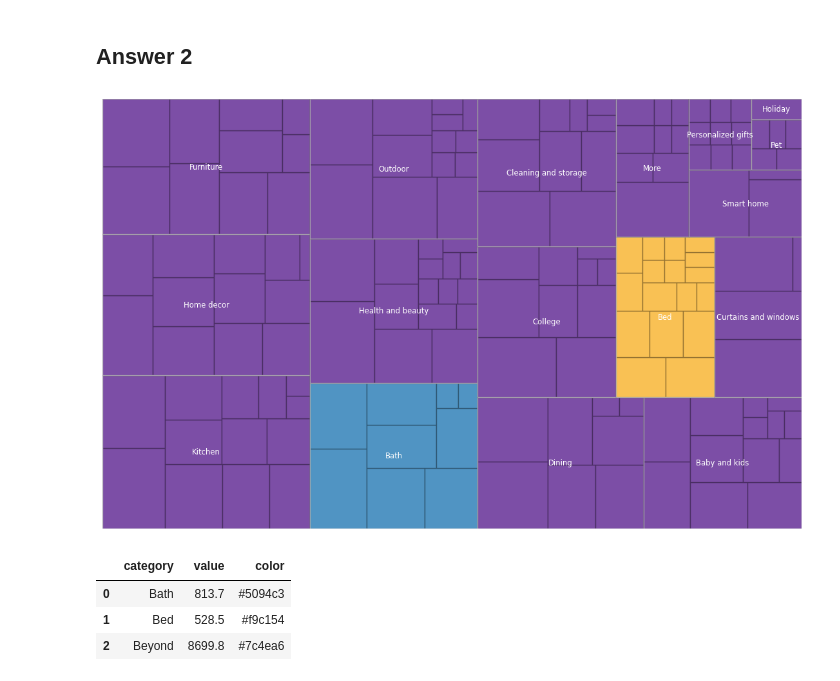
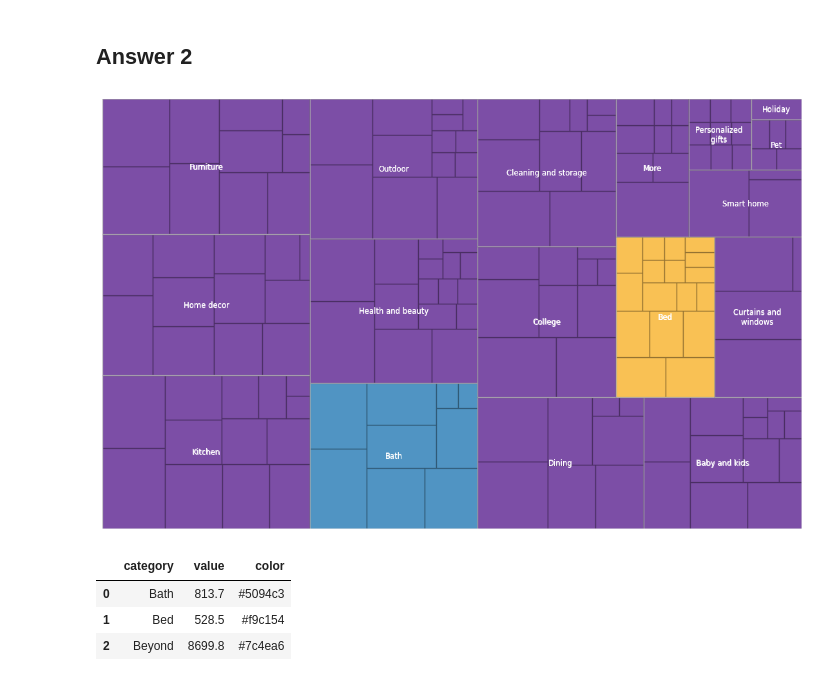
Before and after one commit to pranavarora1895/advanced-data-visualization, a Jupyter notebook: Assignment 3/COMP6934_Assignment3.ipynb, the cells around one changed output. Saved outputs shown, nothing was run; the diff lists cells and outputs as text; code cells hidden in the pictures.

```diff
--- a/Assignment 3/COMP6934_Assignment3.ipynb
+++ b/Assignment 3/COMP6934_Assignment3.ipynb
@@ -108,7 +109,10 @@ df2
 #     data.append(cat_dict)
 # data
 # %%
-fig, ax = plt.subplots(figsize=(12,6))
+width = 1400
+height = 866
+px = 1/plt.rcParams['figure.dpi']  # pixel in inches
+fig, ax = plt.subplots(figsize=(width*px,height*px))
 
 df2_value = df2['value']
 df2_category = df2['category']
@@ -165,39 +169,64 @@ for index, row in df2.iterrows():
 161  Holiday   34.6  #7c4ea6
 # %% [markdown]
 ## Answer 2
+# %%
+def wrap_string(input_string, max_line_length):
+    words = input_string.split()
+    lines = []
+    current_line = ''
+    for word in words:
+        if len(word) > max_line_length:
+            for i in range(0, len(word), max_line_length):
+                lines.append(word[i:i+max_line_length] + '-')
+            continue
+        if len(current_line) + len(word) > max_line_length:
+            lines.append(current_line.rstrip('-'))
+            current_line = ''
+        current_line += word + ' '
+        if len(current_line) > max_line_length:
+            lines.append(current_line[:max_line_length - 1] + '-')
+            current_line = current_line[max_line_length - 1:]
+    if current_line:
+        lines.append(current_line.rstrip('-'))
+    return '\n'.join(lines)
 # %%
-from matplotlib.patches import Rectangle
+
 x = 0
 y = 0
 width = 1400
 height = 866
 px = 1/plt.rcParams['figure.dpi']  # pixel in inches
 fig, ax = plt.subplots(figsize=(width*px,height*px))
 
 ax.set_xlim(x, width)
 ax.set_ylim(y, height)
 
 category_normalized = squarify.normalize_sizes(df2['value'], width, height)
 
 category_rectangles = squarify.squarify(category_normalized, x, y, width, height)
 
 for index, row in df2.iterrows():
     category_df = sorted_df[sorted_df['category']==df2.iloc[index,0]]
     category_normalized = squarify.normalize_sizes(category_df['value'], category_rectangles[index].get('dx'), category_rectangles[index].get('dy'))
     category_squarify = squarify.squarify(category_normalized, category_rectangles[index].get('x'), category_rectangles[index].get('y'), category_rectangles[index].get('dx'), category_rectangles[index].get('dy'))
     for r in category_squarify:
         ax.add_patch(patches.Rectangle((r['x'], r['y']), r['dx'], r['dy'], ec='black', color=df2.iloc[index,2]))
     ax.add_patch(patches.Rectangle((category_rectangles[index]['x'], category_rectangles[index]['y']), category_rectangles[index]['dx'], category_rectangles[index]['dy'],alpha=0.6, ec='white',label=df2.iloc[index,0], facecolor=df2.iloc[index,2]))
     x_text = category_rectangles[index]['x'] + category_rectangles[index]['dx'] / 2
     y_text = category_rectangles[index]['y'] + category_rectangles[index]['dy'] / 2
-    ax.text(x_text, y_text,df2.iloc[index,0], ha='center', va='center', fontsize='small', color='white')
+    if df2.iloc[index,0] == 'Personalized gifts' or df2.iloc[index,0] == 'Curtains and windows':
+        txt = wrap_string(df2.iloc[index,0], 13)
+    else:
+        txt = df2.iloc[index,0]
+    ax.text(x_text, y_text,txt, ha='center', va='center', fontsize='small', color='white')
+    ax.text(x_text+0.5, y_text-0.5, txt, ha='center', va='center', fontsize='small', color='white')
 
 
 plt.axis("off")
 
 plt.show()
 # %% [output]
-[figure, old version]
+[figure, new version]
 # %%
 df_bbb = df2.groupby('color', as_index=False).sum()
 df_bbb = df_bbb[['category', 'value', 'color']]
```
Also changed, not shown: parts of 14 cells of this notebook.
